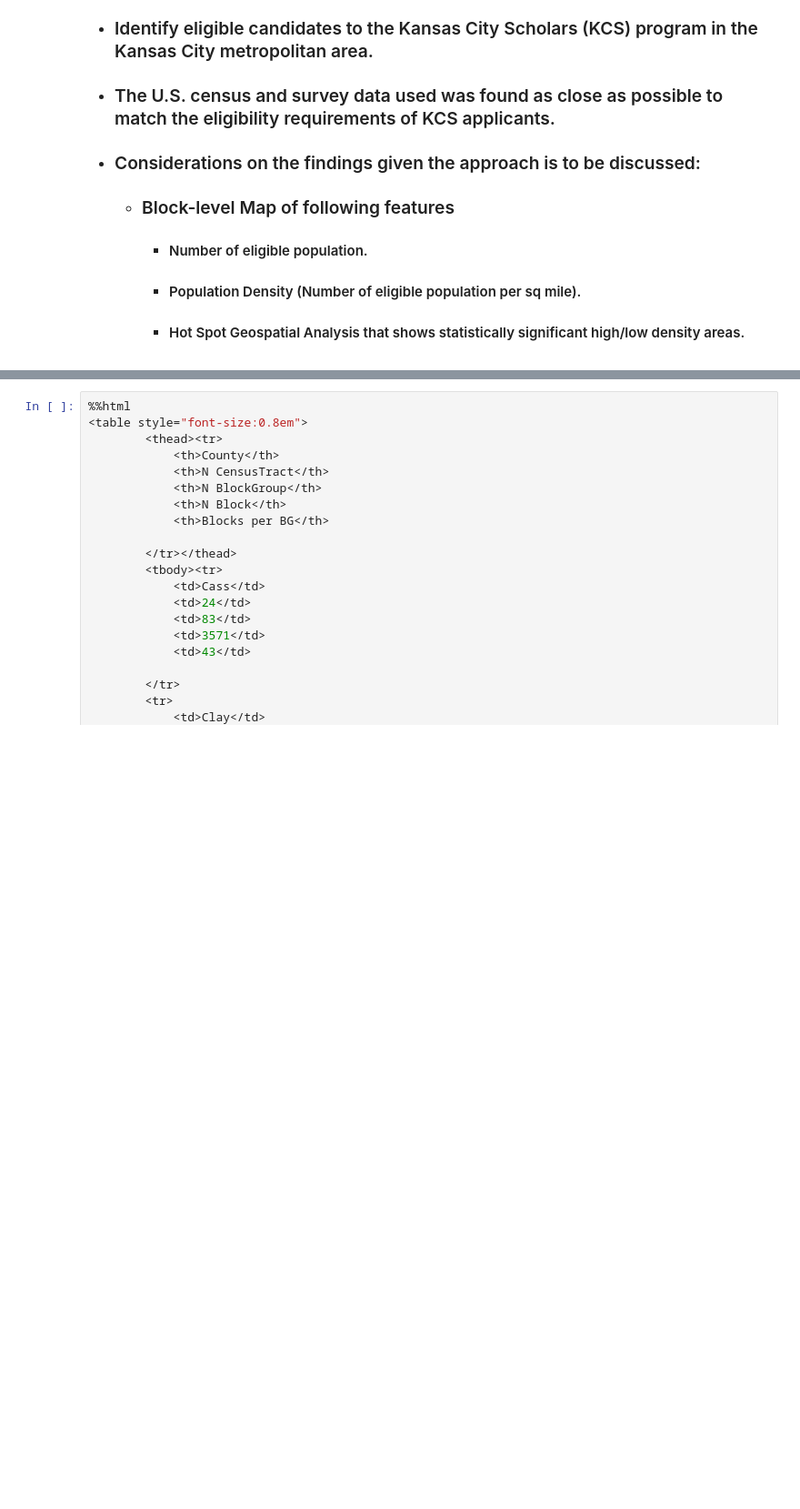
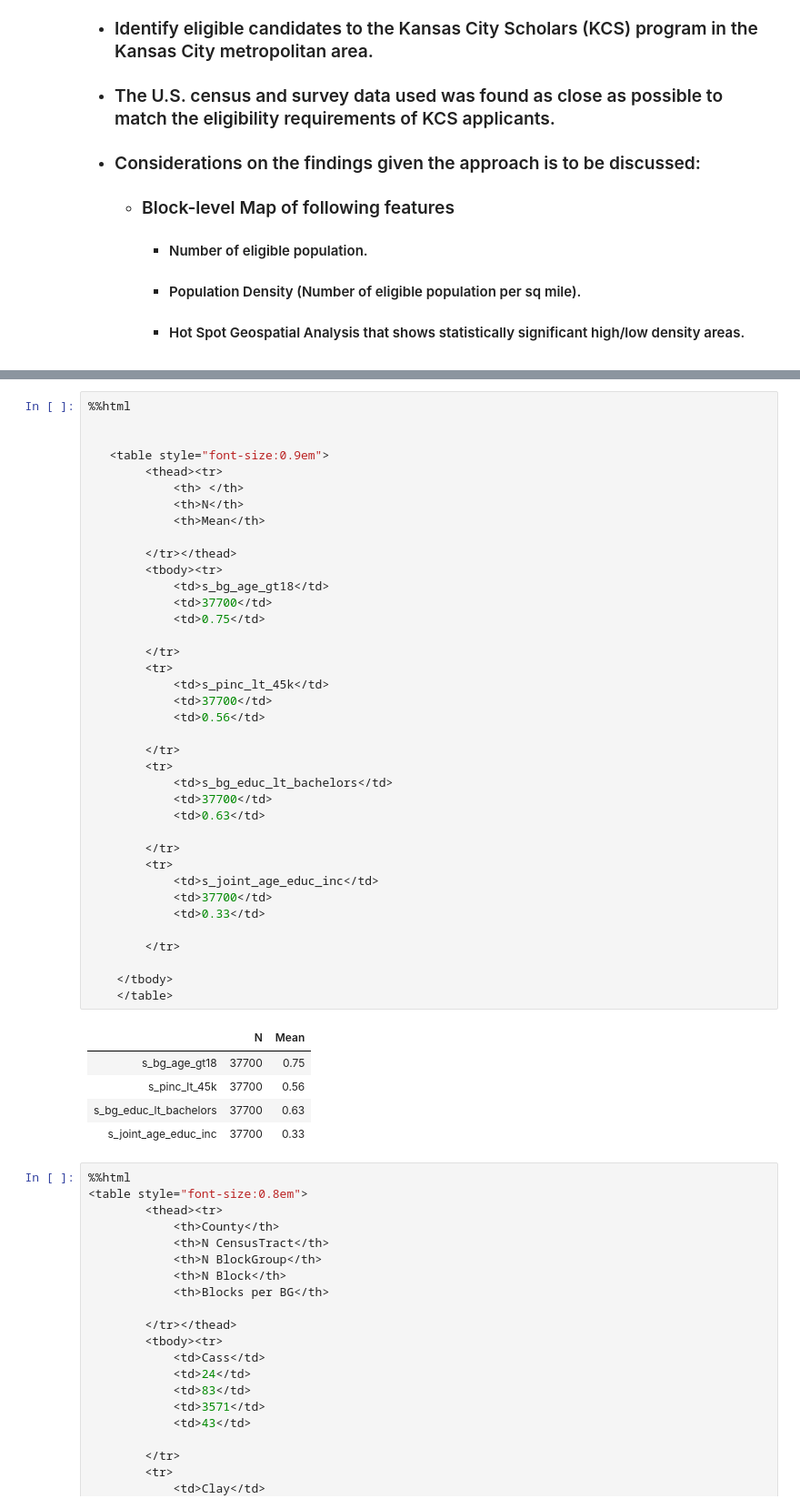
Before and after one commit to leex5089/SWB211project, a Jupyter notebook: 1_density_calculation.ipynb, the cells around one changed output, grey strips where cells are left out. Shown at 91% size. Drawn from its saved outputs; the diff is of its cells as text; blank space fills up the shorter version.

```diff
--- a/1_density_calculation.ipynb
+++ b/1_density_calculation.ipynb
@@ -70,3 +88,47 @@ See Sections 9 - 13.
+# %%
+%%html
+
+
+   <table style="font-size:0.9em">
+    	<thead><tr>
+            <th> </th>
+            <th>N</th>
+            <th>Mean</th>
+
+        </tr></thead>
+        <tbody><tr>
+            <td>s_bg_age_gt18</td>
+            <td>37700</td>
+            <td>0.75</td>
+
+        </tr>
+        <tr>
+            <td>s_pinc_lt_45k</td>
+            <td>37700</td>
+            <td>0.56</td>
+
+        </tr>
+        <tr>
+            <td>s_bg_educ_lt_bachelors</td>
+            <td>37700</td>
+            <td>0.63</td>
+
+        </tr>
+        <tr>
+            <td>s_joint_age_educ_inc</td>
+            <td>37700</td>
+            <td>0.33</td>
+
+        </tr>
+
+    </tbody>
+    </table>
+# %% [output]
+|  | N | Mean |
+| s_bg_age_gt18 | 37700 | 0.75 |
+| s_pinc_lt_45k | 37700 | 0.56 |
+| s_bg_educ_lt_bachelors | 37700 | 0.63 |
+| s_joint_age_educ_inc | 37700 | 0.33 |
 # %%
 %%html
 <table style="font-size:0.8em">
```
Also changed, not shown: parts of 6 cells of this notebook.
